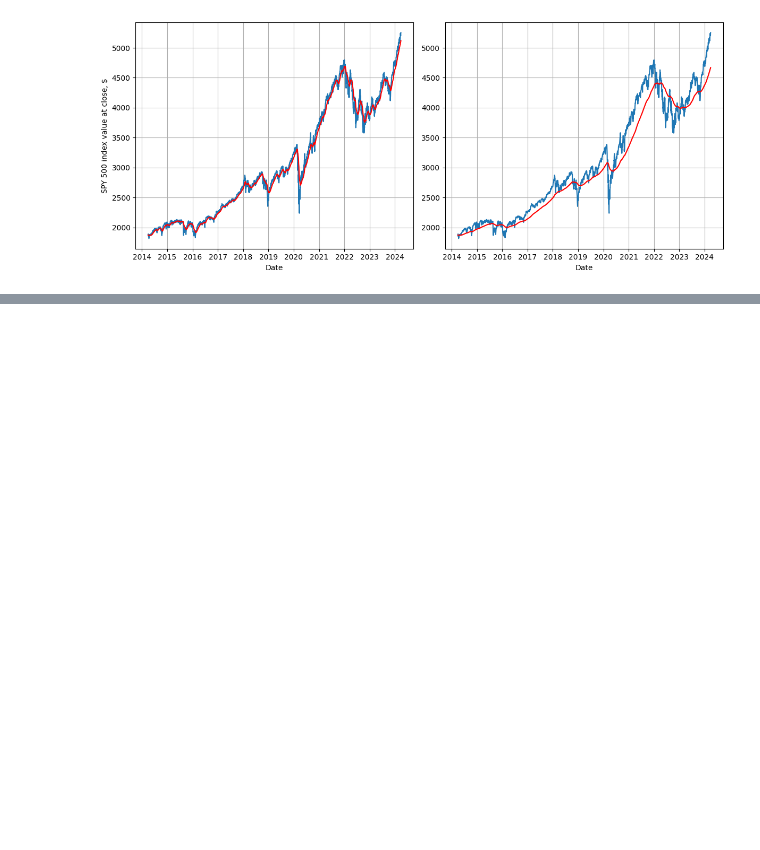
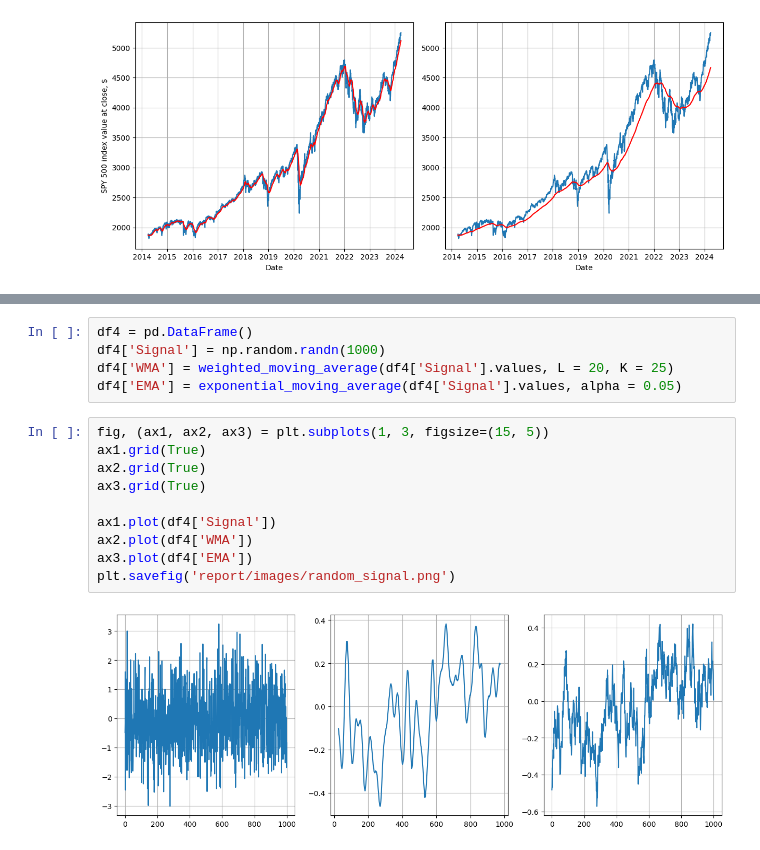
Before and after one commit to KazysV/sap, a Jupyter notebook: main.ipynb, the cells around one changed output, grey strips where cells are left out. Cells and saved outputs as stored; diff of their text form; blank space fills up the shorter version.

```diff
--- a/main.ipynb
+++ b/main.ipynb
@@ -430,0 +496,17 @@ plt.show()
+# %%
+df4 = pd.DataFrame()
+df4['Signal'] = np.random.randn(1000)
+df4['WMA'] = weighted_moving_average(df4['Signal'].values, L = 20, K = 25)
+df4['EMA'] = exponential_moving_average(df4['Signal'].values, alpha = 0.05)
+# %%
+fig, (ax1, ax2, ax3) = plt.subplots(1, 3, figsize=(15, 5))
+ax1.grid(True)
+ax2.grid(True)
+ax3.grid(True)
+
+ax1.plot(df4['Signal'])
+ax2.plot(df4['WMA'])
+ax3.plot(df4['EMA'])
+plt.savefig('report/images/random_signal.png')
+# %% [output]
+[figure, added]
```
Also changed, not shown: parts of 14 cells of this notebook, 19 other files.
